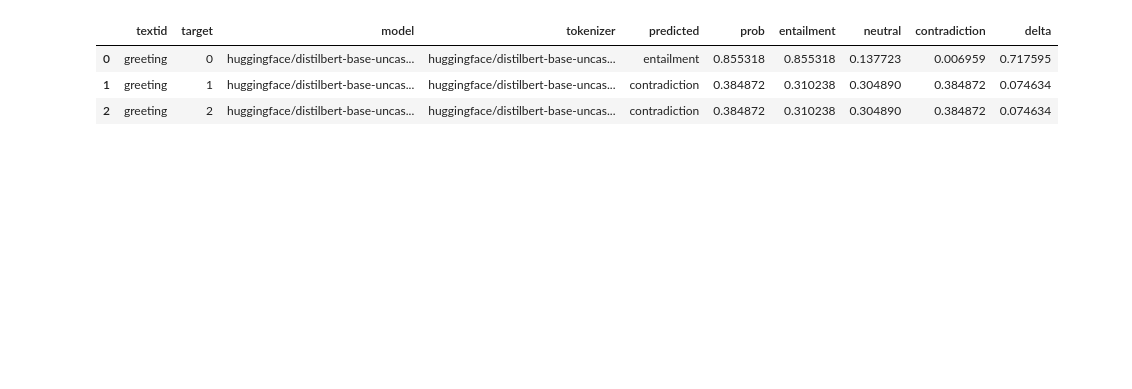
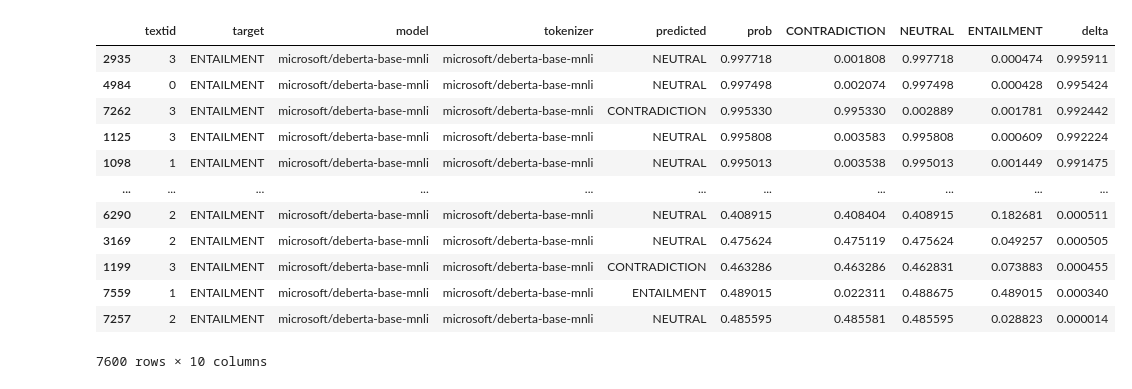
Before and after one commit to l0STAwaY/NLP_Midterm_Osvaldo_Yizhou_David, a Jupyter notebook: testing_function_Design.ipynb, the cells around one changed output. Drawn from its saved outputs; the diff is of its cells as text; code cells hidden in the pictures; blank space fills up the shorter version.

```diff
--- a/testing_function_Design.ipynb
+++ b/testing_function_Design.ipynb
@@ -1,7 +1,7 @@
 # %%
 import pandas as pd
 
-def top_entailment_per_target(df):
+def top_entailment_per_target(df, entail = "ENTAILMENT"):
     """
     For each target, select the row with the highest 'entailment' score.
 
@@ -12,25 +12,25 @@ def top_entailment_per_target(df):
         pd.DataFrame: DataFrame with one row per target, having the highest entailment score.
     """
     # For each target, find index of row with max entailment
-    idx = df.groupby('target')['entailment'].idxmax(axis=0)
-
-
+    idx = df.groupby('target')[entail].idxmax(axis=0)
     return df.loc[idx].reset_index(drop=True)
 
 # Example usage
-data = {
-    'textid': ['greeting', 'question', 'greeting', 'question','greeting', 'question'],
-    'target': [0, 0, 1, 1,2,2],
-    'model': ['huggingface/distilbert-base-uncased-finetuned-mnli']*6,
-    'tokenizer': ['huggingface/distilbert-base-uncased-finetuned-mnli']*6,
-    'predicted': ['entailment', 'entailment', 'contradiction', 'contradiction', 'contradiction', 'contradiction'],
-    'prob': [0.8553178310394287, 0.8553178310394287, 0.3848722577095032, 0.3848722577095032, 0.3848722577095032, 0.3848722577095032],
-    'entailment': [0.8553178310394287, 0.8553178310394287, 0.31023797392845154, 0.31023797392845154, 0.31023797392845154, 0.31023797392845154],
-    'neutral': [0.13772304356098175, 0.13772304356098175, 0.3048897087574005, 0.3048897087574005, 0.3048897087574005, 0.3048897087574005],
-    'contradiction': [0.006959038320928812, 0.006959038320928812, 0.3848722577095032, 0.3848722577095032, 0.3848722577095032, 0.3848722577095032]
-}
+# data = {
+#     'textid': ['greeting', 'question', 'greeting', 'question','greeting', 'question'],
+#     'target': [0, 0, 1, 1,2,2],
+#     'model': ['huggingface/distilbert-base-uncased-finetuned-mnli']*6,
+#     'tokenizer': ['huggingface/distilbert-base-uncased-finetuned-mnli']*6,
+#     'predicted': ['entailment', 'entailment', 'contradiction', 'contradiction', 'contradiction', 'contradiction'],
+#     'prob': [0.8553178310394287, 0.8553178310394287, 0.3848722577095032, 0.3848722577095032, 0.3848722577095032, 0.3848722577095032],
+#     'entailment': [0.8553178310394287, 0.8553178310394287, 0.31023797392845154, 0.31023797392845154, 0.31023797392845154, 0.31023797392845154],
+#     'neutral': [0.13772304356098175, 0.13772304356098175, 0.3048897087574005, 0.3048897087574005, 0.3048897087574005, 0.3048897087574005],
+#     'contradiction': [0.006959038320928812, 0.006959038320928812, 0.3848722577095032, 0.3848722577095032, 0.3848722577095032, 0.3848722577095032]
+# }
 
-df = pd.DataFrame(data)
-top_df = top_entailment_per_target(df)
+data = pd.read_csv("predictions/Copy_Backup/Shared_BaseTest_predictions.tsv",sep="\t")
+
+# df = pd.DataFrame(data)
+top_df = top_entailment_per_target(data)
 display(top_df)
 # %% [output]
@@ -84,6 +108,8 @@ def get_positive_example(df, percent=0.1, score_cols=['entailment', 'neutral', '
 
     top_percent_df = df_sorted_delta[:int(len(df_sorted_delta)*percent)]
 
+    top_percent_df["target"] =  len(df_sorted_delta)*percent * [score_cols[0]]
+
     return top_percent_df
 
 
@@ -91,14 +117,16 @@ def get_positive_example(df, percent=0.1, score_cols=['entailment', 'neutral', '
 
 
 # Only MNLI scores matter
-mnli_labels = ['entailment', 'neutral', 'contradiction']
+mnli_labels = ['ENTAILMENT', 'NEUTRAL', 'CONTRADICTION']
+
+# mnli_labels =['entailment', 'neutral', 'contradiction']
 
 
 
 # Get top 10% most confident rows
 
 print("positive\n")
-display(get_positive_example(df, percent=1, score_cols=mnli_labels))
+display(get_positive_example(data, percent=1, score_cols=mnli_labels))
 # %% [output]
 positive
 
@@ -120,7 +148,16 @@ dtype: float64
-|  | textid | target | model | tokenizer | predicted | prob | entailment | neutral | contradiction | delta |
-| 0 | greeting | 0 | huggingface/distilbert-base-uncas... | huggingface/distilbert-base-uncas... | entailment | 0.855318 | 0.855318 | 0.137723 | 0.006959 | 0.717595 |
-| 1 | greeting | 1 | huggingface/distilbert-base-uncas... | huggingface/distilbert-base-uncas... | contradiction | 0.384872 | 0.310238 | 0.304890 | 0.384872 | 0.074634 |
-| 2 | greeting | 2 | huggingface/distilbert-base-uncas... | huggingface/distilbert-base-uncas... | contradiction | 0.384872 | 0.310238 | 0.304890 | 0.384872 | 0.074634 |
+|  | textid | target | model | tokenizer | predicted | prob | CONTRADICTION | NEUTRAL | ENTAILMENT | delta |
+| 2935 | 3 | ENTAILMENT | microsoft/deberta-base-mnli | microsoft/deberta-base-mnli | NEUTRAL | 0.997718 | 0.001808 | 0.997718 | 0.000474 | 0.995911 |
+| 4984 | 0 | ENTAILMENT | microsoft/deberta-base-mnli | microsoft/deberta-base-mnli | NEUTRAL | 0.997498 | 0.002074 | 0.997498 | 0.000428 | 0.995424 |
+| 7262 | 3 | ENTAILMENT | microsoft/deberta-base-mnli | microsoft/deberta-base-mnli | CONTRADICTION | 0.995330 | 0.995330 | 0.002889 | 0.001781 | 0.992442 |
+| 1125 | 3 | ENTAILMENT | microsoft/deberta-base-mnli | microsoft/deberta-base-mnli | NEUTRAL | 0.995808 | 0.003583 | 0.995808 | 0.000609 | 0.992224 |
+| 1098 | 1 | ENTAILMENT | microsoft/deberta-base-mnli | microsoft/deberta-base-mnli | NEUTRAL | 0.995013 | 0.003538 | 0.995013 | 0.001449 | 0.991475 |
+| ... | ... | ... | ... | ... | ... | ... | ... | ... | ... | ... |
+| 6290 | 2 | ENTAILMENT | microsoft/deberta-base-mnli | microsoft/deberta-base-mnli | NEUTRAL | 0.408915 | 0.408404 | 0.408915 | 0.182681 | 0.000511 |
+| 3169 | 2 | ENTAILMENT | microsoft/deberta-base-mnli | microsoft/deberta-base-mnli | NEUTRAL | 0.475624 | 0.475119 | 0.475624 | 0.049257 | 0.000505 |
+| 1199 | 3 | ENTAILMENT | microsoft/deberta-base-mnli | microsoft/deberta-base-mnli | CONTRADICTION | 0.463286 | 0.463286 | 0.462831 | 0.073883 | 0.000455 |
+| 7559 | 1 | ENTAILMENT | microsoft/deberta-base-mnli | microsoft/deberta-base-mnli | ENTAILMENT | 0.489015 | 0.022311 | 0.488675 | 0.489015 | 0.000340 |
+| 7257 | 2 | ENTAILMENT | microsoft/deberta-base-mnli | microsoft/deberta-base-mnli | NEUTRAL | 0.485595 | 0.485581 | 0.485595 | 0.028823 | 0.000014 |
+7600 rows × 10 columns
 # %%
 # this is just redefining the same function without the print so it is less annoying
 
```
Also changed, not shown: parts of 9 cells of this notebook, 2 other files.
